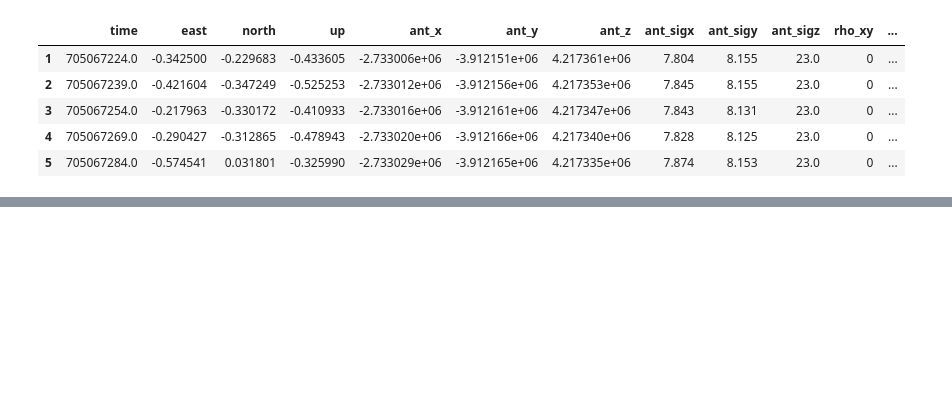
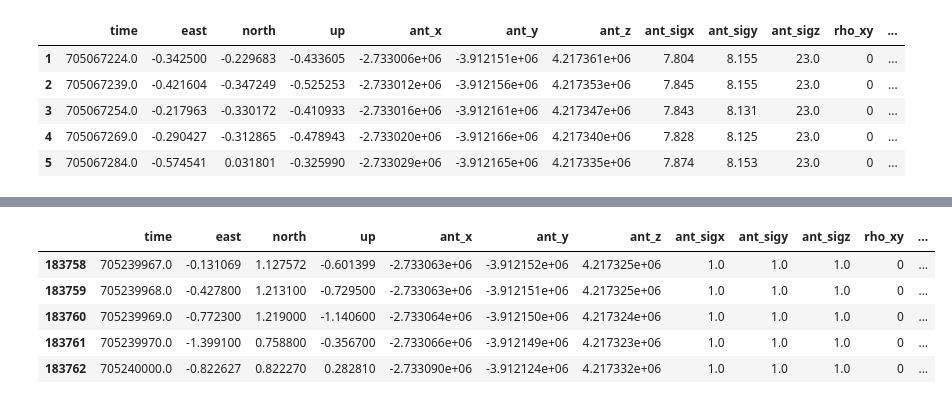
Before and after one commit to EarthScope/es_sfgtools, a Jupyter notebook: dev/notebooks/ncc1_demo.ipynb, the cells around one changed output, grey strips where cells are left out. Cells and saved outputs as stored; diff of their text form; code cells hidden in the pictures; blank space fills up the shorter version.

```diff
--- a/dev/notebooks/ncc1_demo.ipynb
+++ b/dev/notebooks/ncc1_demo.ipynb
@@ -289,3 +306,12 @@ df_all = df_all.sort_values(by="time").reset_index(drop=True)
+# %%
+df_all.tail()
+# %% [output]
+|  | time | east | north | up | ant_x | ant_y | ant_z | ant_sigx | ant_sigy | ant_sigz | rho_xy | ... |
+| 183758 | 705239967.0 | -0.131069 | 1.127572 | -0.601399 | -2.733063e+06 | -3.912152e+06 | 4.217325e+06 | 1.0 | 1.0 | 1.0 | 0 | ... |
+| 183759 | 705239968.0 | -0.427800 | 1.213100 | -0.729500 | -2.733063e+06 | -3.912151e+06 | 4.217325e+06 | 1.0 | 1.0 | 1.0 | 0 | ... |
+| 183760 | 705239969.0 | -0.772300 | 1.219000 | -1.140600 | -2.733064e+06 | -3.912150e+06 | 4.217324e+06 | 1.0 | 1.0 | 1.0 | 0 | ... |
+| 183761 | 705239970.0 | -1.399100 | 0.758800 | -0.356700 | -2.733066e+06 | -3.912149e+06 | 4.217323e+06 | 1.0 | 1.0 | 1.0 | 0 | ... |
+| 183762 | 705240000.0 | -0.822627 | 0.822270 | 0.282810 | -2.733090e+06 | -3.912124e+06 | 4.217332e+06 | 1.0 | 1.0 | 1.0 | 0 | ... |
 # %%
 x, P, _, _ = run_filter_simulation(
     df_all.to_numpy(),
```
Also changed, not shown: parts of 6 cells of this notebook.
